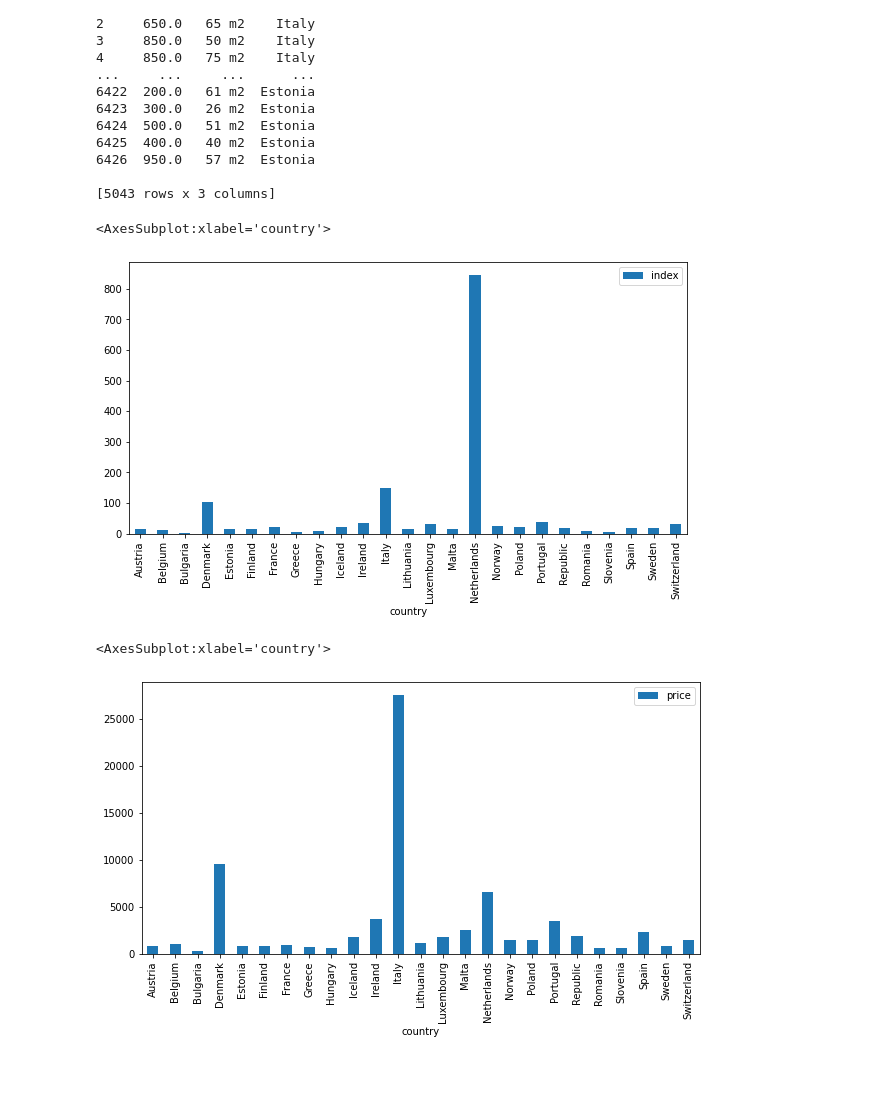
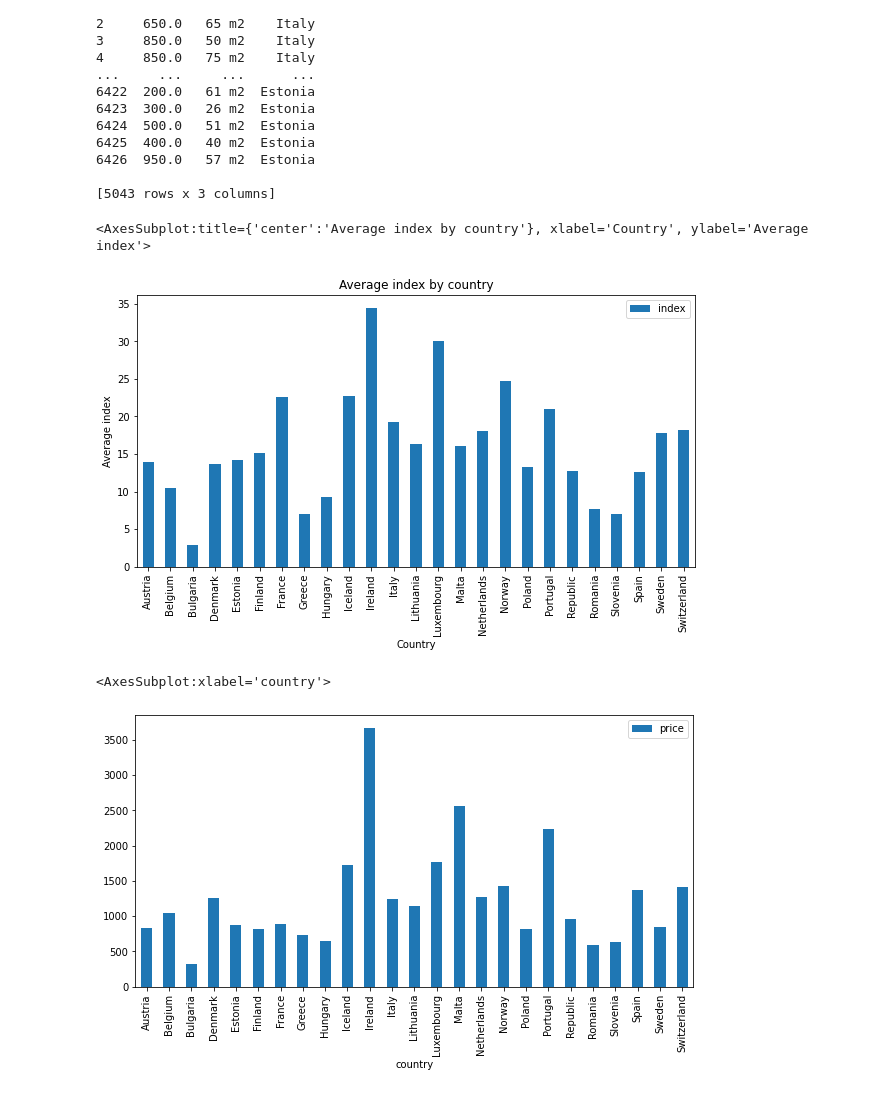
Before and after one commit to lucamac99/big-data-project, a Jupyter notebook: dataCleaning.ipynb, the cells around one changed output. Saved outputs shown, nothing was run; the diff lists cells and outputs as text; code cells hidden in the pictures.

Commit message:
Create chart and impot new dataframes

```diff
--- a/dataCleaning.ipynb
+++ b/dataCleaning.ipynb
@@ -2,10 +2,12 @@
 import pandas as pd
 from dataPreparation import data_preparation
 
-df_completo = data_preparation()
+df_rent, df_house_price, df_rent_price = data_preparation()
 
 # there are NaN, we replace them with 0
-df = df_completo.fillna(0)
+df = df_rent.fillna(0)
+df_house_price = df_house_price.fillna(0)
+df_rent_price = df_rent_price.fillna(0)
 
 df
 # %% [output]
@@ -172,20 +174,21 @@ df['surface'].replace({' m2':''}, regex=True, inplace=True)
 df['surface'] = df['surface'].astype(float)
 
 df['index'] = df['price']/df['surface']
-df
+# remove ousiders
+df = df[df['index'] < 1000]
 
-df.to_csv('see.csv', sep='\t')
+df.to_csv('result.csv', sep='\t')
 # %%
 #df = df[df['index'] < 100]
 df = df[df['index'].isna() == False]
-df.groupby(['country'])['index'].mean().plot(legend=True, kind='bar', figsize=(10,5))
+df.groupby(['country'])['index'].mean().plot(legend=True, kind='bar', figsize=(10,5), title='Average index by country', xlabel='Country', ylabel='Average index')
 # %% [output]
-<AxesSubplot:xlabel='country'>
+<AxesSubplot:title={'center':'Average index by country'}, xlabel='Country', ylabel='Average index'>
-[figure, old version]
+[figure, new version]
 # %%
 df.groupby(['country'])['price'].mean().plot(legend=True, kind='bar', figsize=(10,5))
 # %% [output]
 <AxesSubplot:xlabel='country'>
-[figure, old version]
+[figure, new version]
 # %%
 # Create a Map with geojson
```
Also changed, not shown: parts of 6 cells of this notebook, 4 other files.
